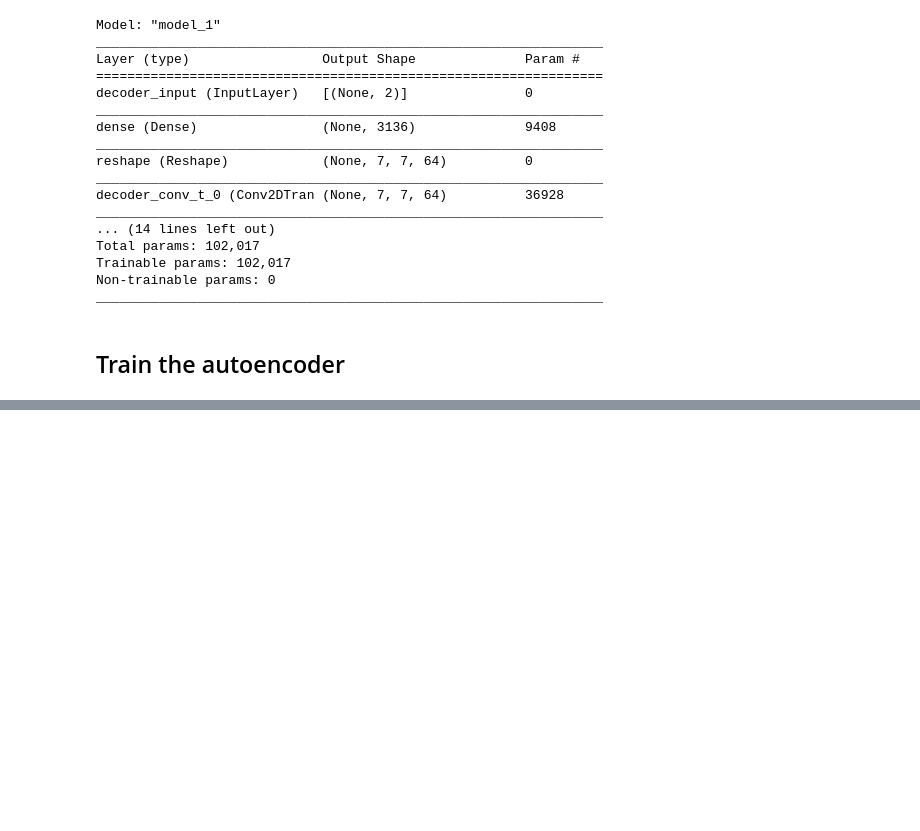
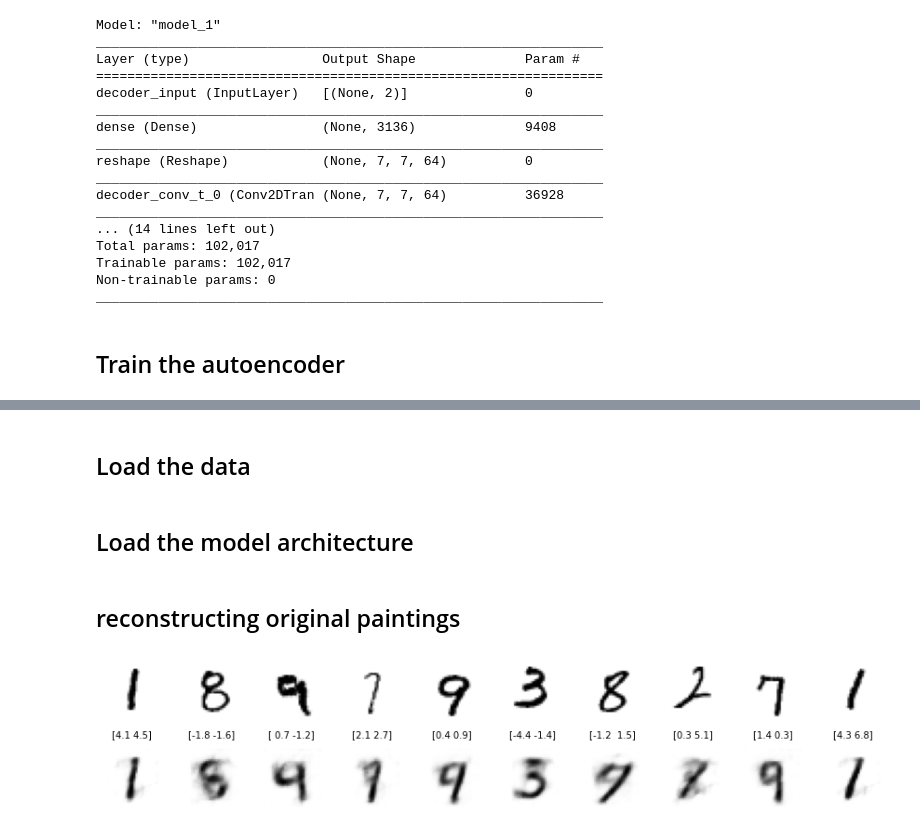
Before and after one commit to steffenmodest/GDL_code-tensorflow_2, a Jupyter notebook: 03_01_autoencoder_train.ipynb, the cells around one changed output, grey strips where cells are left out. Saved outputs shown, nothing was run; the diff lists cells and outputs as text; code cells hidden in the pictures; blank space fills up the shorter version.

```diff
--- a/03_01_autoencoder_train.ipynb
+++ b/03_01_autoencoder_train.ipynb
@@ -135,0 +149,44 @@ Epoch 161/200
+# %%
+# run params
+SECTION = 'vae'
+RUN_ID = '0001'
+DATA_NAME = 'digits'
+# RUN_FOLDER = 'run/{}/'.format(SECTION)
+RUN_FOLDER = '/content/GDL_code-tensorflow_2/run/{}/'.format(SECTION)
+RUN_FOLDER += '_'.join([RUN_ID, DATA_NAME])
+# %% [markdown]
+## Load the data
+# %%
+(x_train, y_train), (x_test, y_test) = load_mnist()
+# %% [markdown]
+## Load the model architecture
+# %%
+AE = load_model(Autoencoder, RUN_FOLDER)
+# %% [markdown]
+## reconstructing original paintings
+# %%
+n_to_show = 10
+example_idx = np.random.choice(range(len(x_test)), n_to_show)
+example_images = x_test[example_idx]
+
+z_points = AE.encoder.predict(example_images)
+
+reconst_images = AE.decoder.predict(z_points)
+
+fig = plt.figure(figsize=(15, 3))
+fig.subplots_adjust(hspace=0.4, wspace=0.4)
+
+for i in range(n_to_show):
+    img = example_images[i].squeeze()
+    ax = fig.add_subplot(2, n_to_show, i+1)
+    ax.axis('off')
+    ax.text(0.5, -0.35, str(np.round(z_points[i],1)), fontsize=10, ha='center', transform=ax.transAxes)
+    ax.imshow(img, cmap='gray_r')
+
+for i in range(n_to_show):
+    img = reconst_images[i].squeeze()
+    ax = fig.add_subplot(2, n_to_show, i+n_to_show+1)
+    ax.axis('off')
+    ax.imshow(img, cmap='gray_r')
+# %% [output]
+[figure, added]
```
Also changed, not shown: parts of 11 cells of this notebook.
